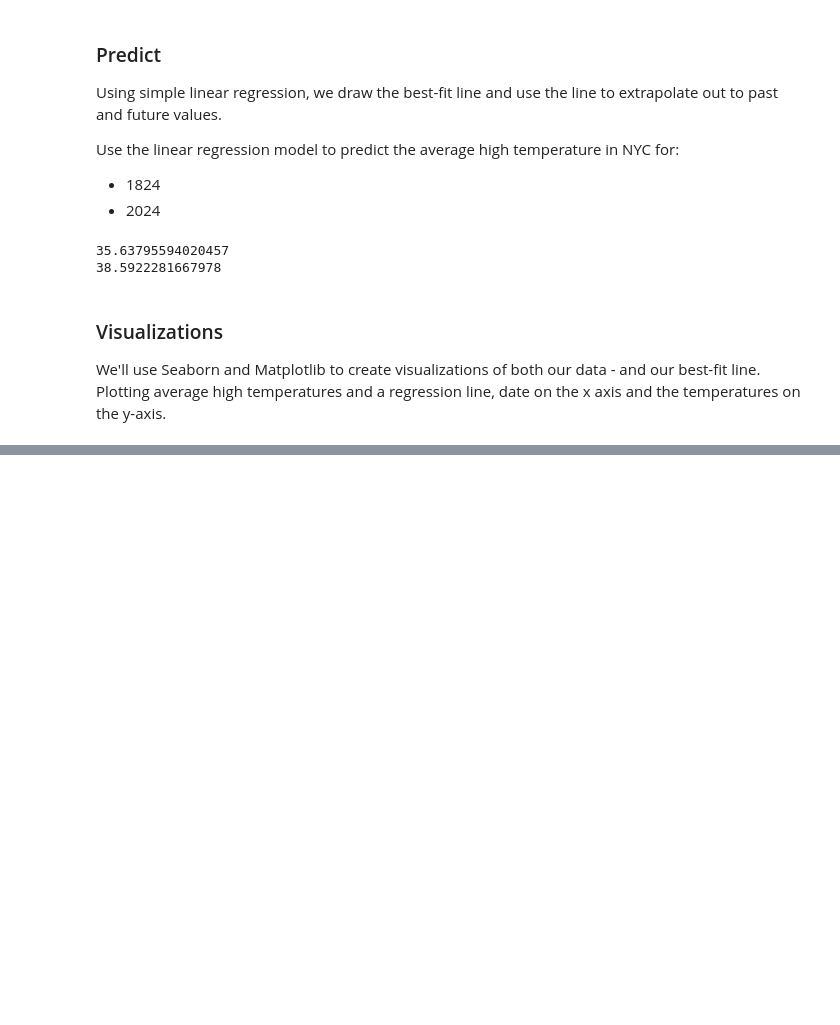
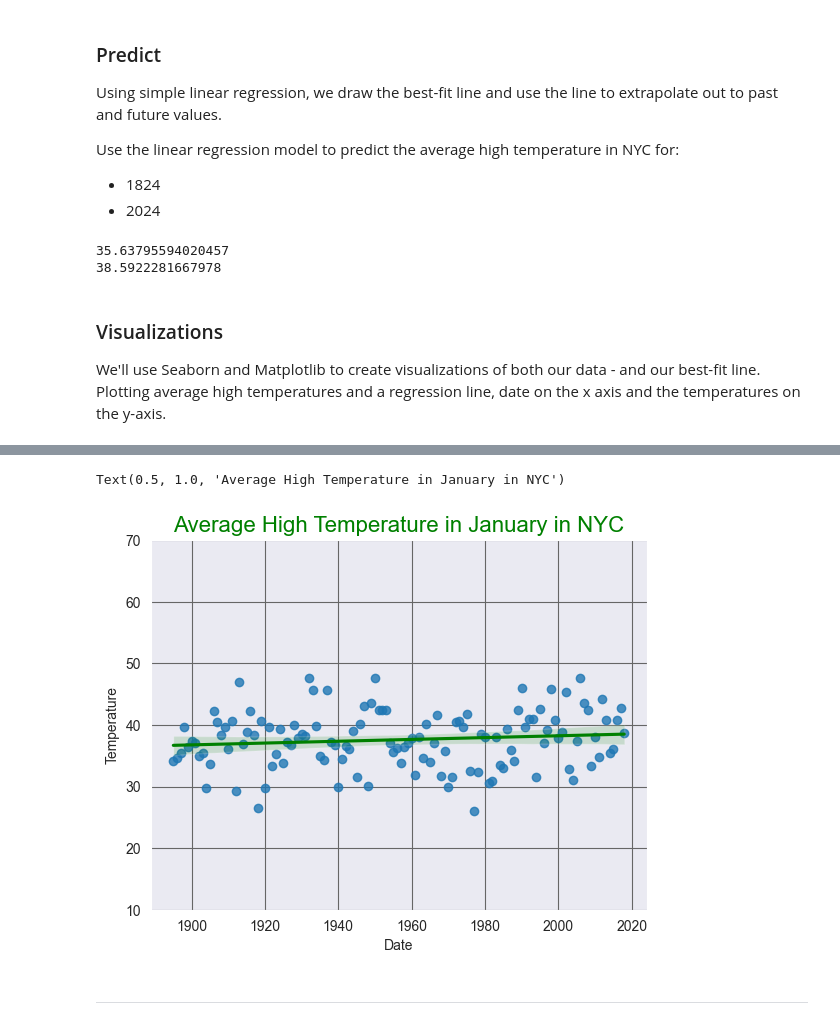
Before and after one commit to Bdowdle4/datafun-07-ml, a Jupyter notebook: dowdle_ml.ipynb, the cells around one changed output, grey strips where cells are left out. Cells and saved outputs as stored; diff of their text form; code cells hidden in the pictures; blank space fills up the shorter version.

```diff
--- a/dowdle_ml.ipynb
+++ b/dowdle_ml.ipynb
@@ -169,0 +168,11 @@ Text(0.5, 1.0, 'Average High Temperature in January in NYC')
+# %%
+# customize chart
+sns.set_style('darkgrid', {"grid.color": ".4", "grid.linestyle": "-"})
+axes = sns.regplot(x=nyc_df.Date, y=nyc_df.Temperature, line_kws=dict(color='g'))
+axes.set_ylim(10,70)
+axes.set_title('Average High Temperature in January in NYC', size=16, color='green')
+# %% [output]
+Text(0.5, 1.0, 'Average High Temperature in January in NYC')
+[figure, added]
+# %% [markdown]
+---
```
Also changed, not shown: parts of 22 cells of this notebook.
